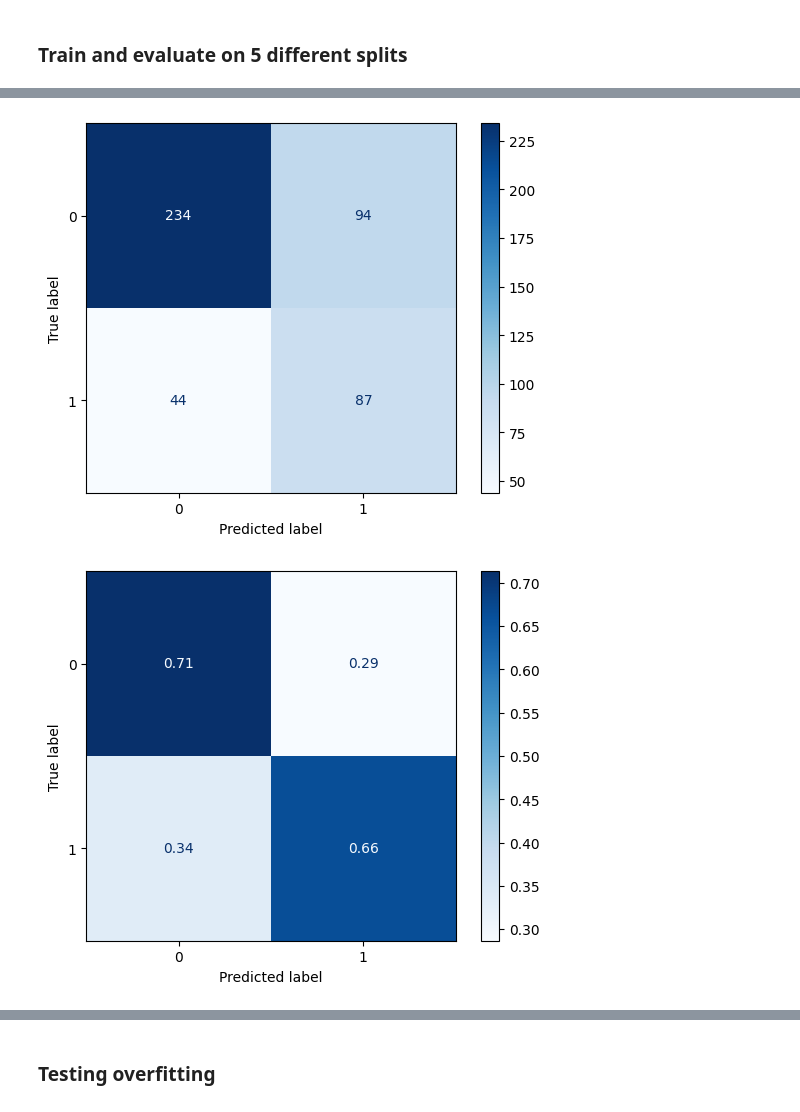
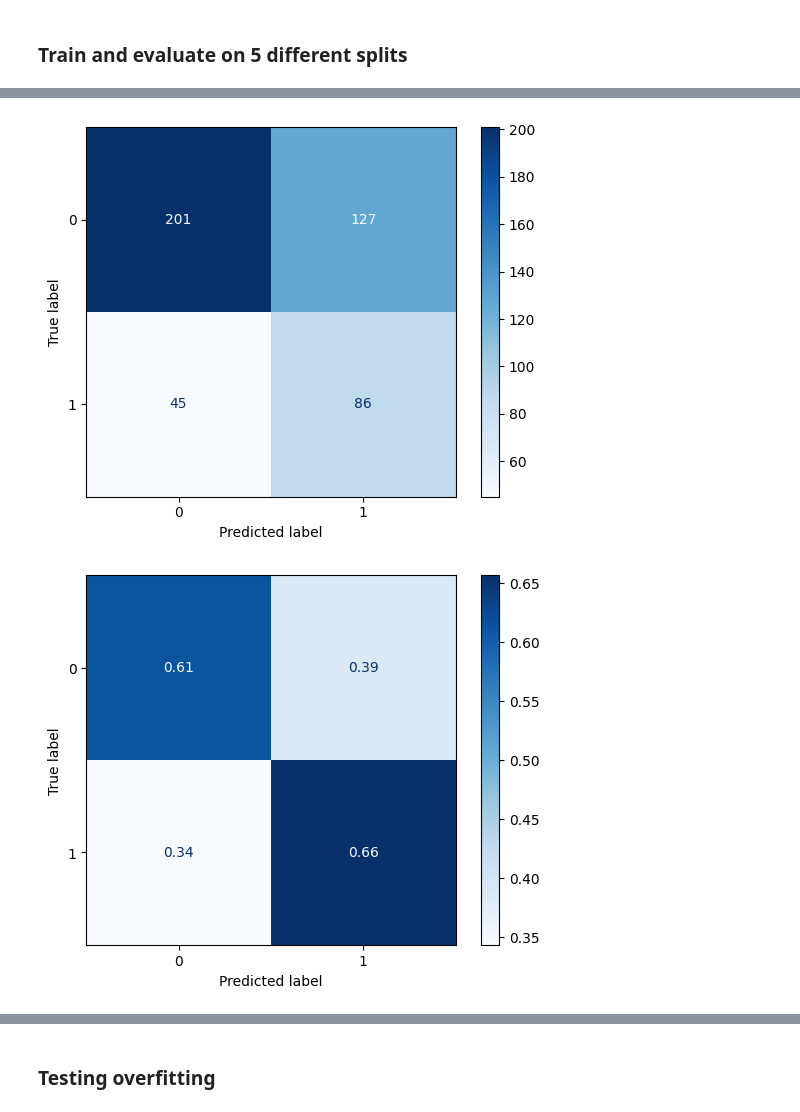
Before and after one commit to manuelfmerino/expression_prediction_AI, a Jupyter notebook: train_CNN.ipynb, the cells around one changed output, grey strips where cells are left out. Drawn from its saved outputs; the diff is of its cells as text; code cells hidden in the pictures.

```diff
--- a/train_CNN.ipynb
+++ b/train_CNN.ipynb
@@ -34,12 +34,11 @@ transform = transforms.Compose([
 # %% [markdown]
 ### Train and evaluate on 5 different splits
 # %%
-var = '3x3_kernel_64_64_filters_dropout_0.3_balanced_dataset_38_pixels_redo'
+var = '3x3_kernel_64_64_filters_dropout_0.3_balanced_dataset_38_pixels_95_1000'
 results_path = '../results/CNN/' + var
 os.makedirs(results_path)
 
-#for split_i in range(0, 5):
-for split_i in [3]:
+for split_i in range(0, 5):
     print(f'Reading training and validation sets in fold {split_i}...')
 
     # Model
@@ -406,7 +413,7 @@ transform = transforms.Compose([
 # %% [markdown]
 ### Train and evaluate on 5 different splits
 # %%
-var = '3x3_kernel_64_64_filters_dropout_0.3_balanced_dataset_52_pixels_full_unfiltered'
+var = '7x7_kernel_32_32_filters_dropout_0_balanced_dataset_52_pixels_full_75_5000_filtered'
 results_path = '../results/CNN_Mateo/' + var
 os.makedirs(results_path)
 
@@ -414,13 +421,13 @@ for split_i in range(0, 5):
     print(f'Reading training and validation sets in fold {split_i}...')
 
     # Model
-    model = help_funcs.CNN_1(out_1 = 64, kernel_cnn_1 = 3, out_2 = 64, kernel_cnn_2 = 3, p=0.3, h = IMAGE_SIZE, w = IMAGE_SIZE)
+    model = help_funcs.CNN_1(out_1 = 32, kernel_cnn_1 = 7, out_2 = 32, kernel_cnn_2 = 7, p=0, h = IMAGE_SIZE, w = IMAGE_SIZE)
     model = model.to(DEVICE)
 
     # Optimizer
     optimizer = torch.optim.AdamW(model.parameters(), lr = LR, weight_decay = WEIGHT_DECAY)
 
-    # Criterion - CHECK IF I NEED TO DEFINE WEIGHTS!
+    # Criterion
     criterion = nn.BCELoss()
 
     # Create dataset objects
@@ -467,6 +474,8 @@ for split_i in range(0, 5):
 
     # Save ROC
     help_funcs.save_roc(fpr, tpr, auc, f'{results_path}/fold_{split_i}_ROC.pdf')
+    roc_df = pd.DataFrame({'fpr': fpr, 'tpr': tpr})
+    roc_df.to_csv(f'{results_path}/fold_{split_i}_roc.tsv', sep='\t')
 
     # Save confusion matrices
     # Confusion matrix
@@ -505,2 +514,2 @@ Training epoch 475...
-[figure, old version]
+[figure, new version]
-[figure, old version]
+[figure, new version]
```
Also changed, not shown: parts of 6 cells of this notebook, 6 other files.
